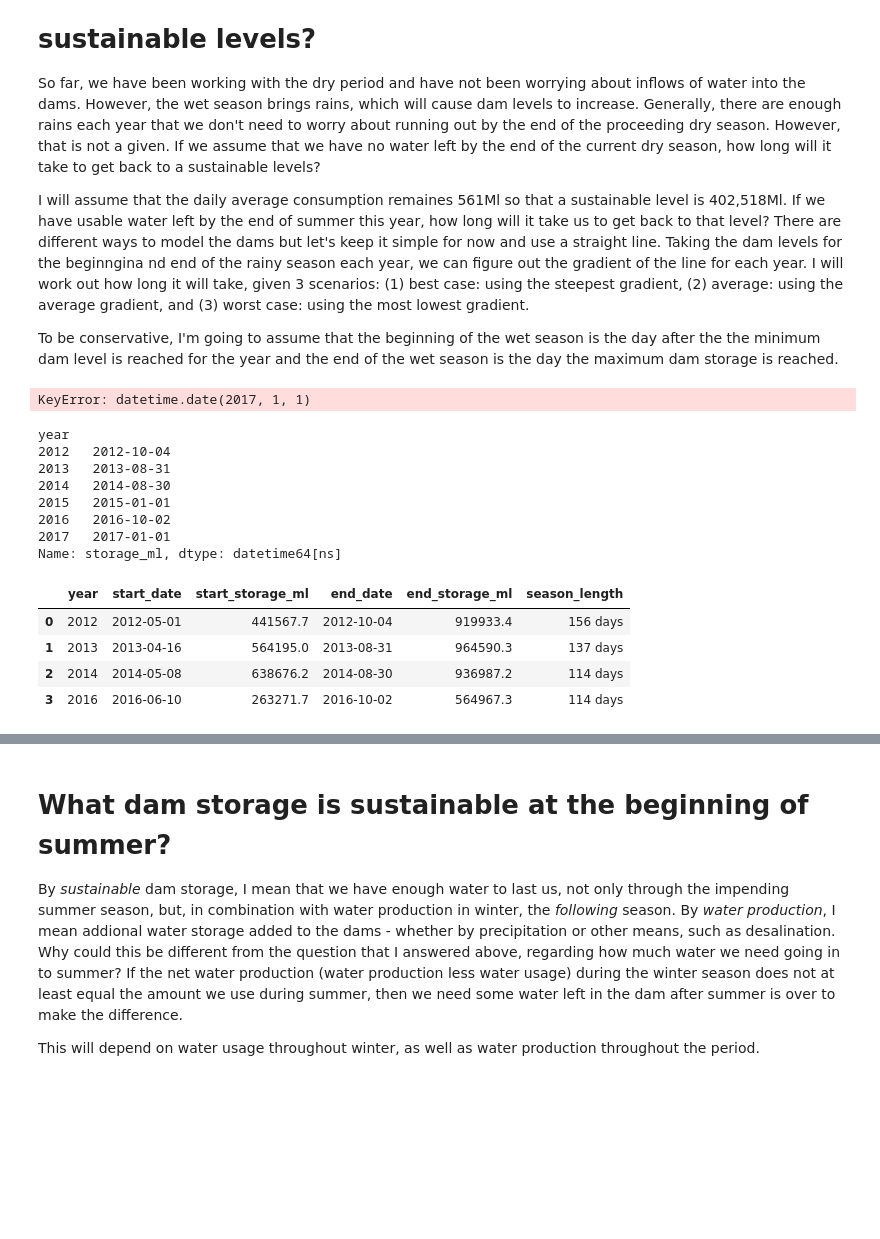
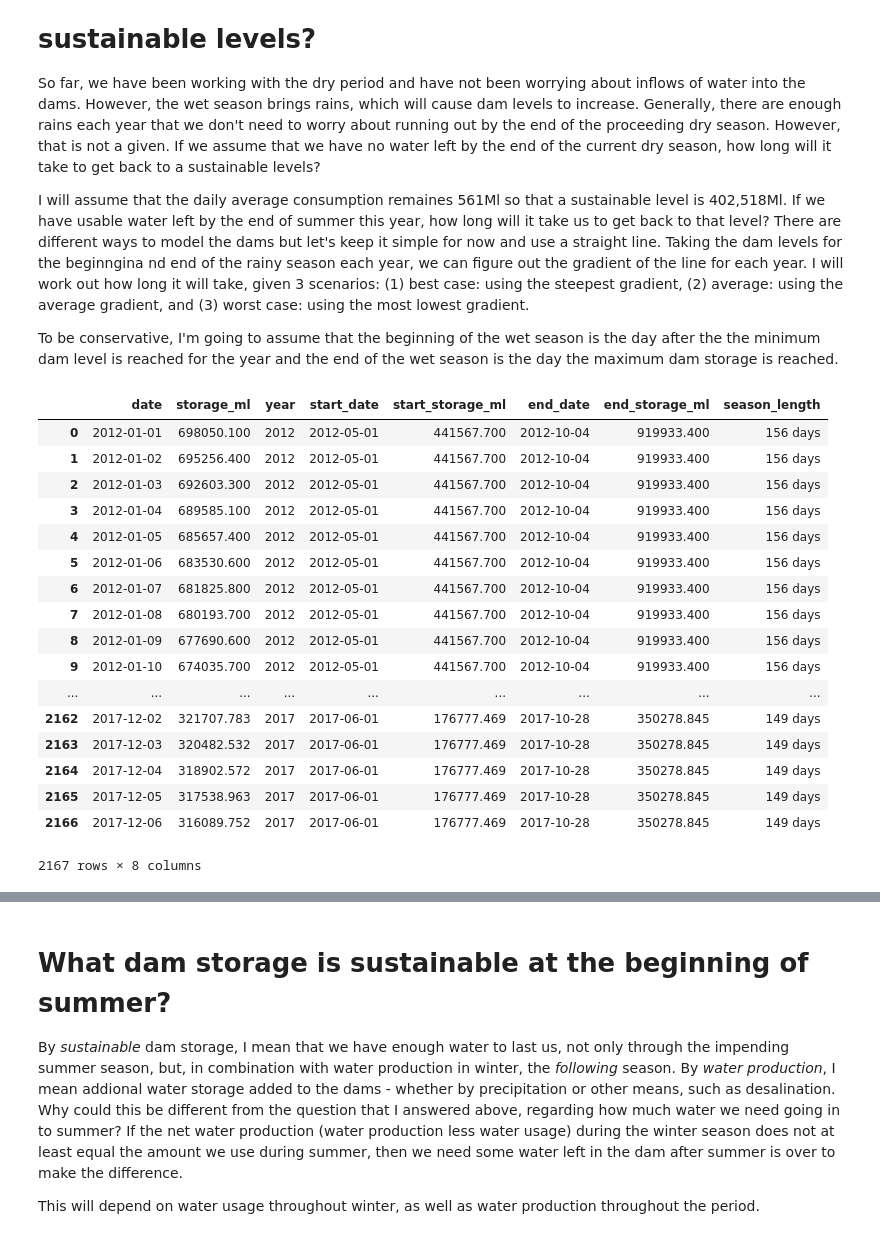
Before and after one commit to jbertscher/dam-levels, a Jupyter notebook: 1.0-dam-level-predictions.ipynb, the cells around one changed output, grey strips where cells are left out. Saved outputs shown, nothing was run; the diff lists cells and outputs as text; code cells hidden in the pictures; blank space fills up the shorter version.

```diff
--- a/1.0-dam-level-predictions.ipynb
+++ b/1.0-dam-level-predictions.ipynb
@@ -161,18 +157,3 @@ max_storage = max_storage.loc[max_storage['date'] >= max_storage['start_date']]
-# %%
-max_storage[datetime.date(year=2017, month=1, day=1)]
-# %% [output]
-KeyError: datetime.date(2017, 1, 1)
-# %%
-agg_storage_ml.groupby('year')['storage_ml'].idxmax()
-# %% [output]
-year
-2012   2012-10-04
-2013   2013-08-31
-2014   2014-08-30
-2015   2015-01-01
-2016   2016-10-02
-2017   2017-01-01
-Name: storage_ml, dtype: datetime64[ns]
 # %%
 min_storage = agg_storage_ml.loc[agg_storage_ml.groupby('year')['storage_ml'].idxmin(), ['year', 'storage_ml']]
 min_storage = min_storage.reset_index()[['year', 'date', 'storage_ml']]
@@ -193,11 +172,24 @@ max_storage = max_storage.rename(columns = {'date': 'end_date',
 wet_season = pd.merge(min_storage, max_storage, on = ['year'], copy = False)
 wet_season = wet_season.rename(columns = {'date': 'start_date'})
 wet_season['season_length'] = wet_season['end_date'] - wet_season['start_date']
-# %%
-wet_season
-# %% [output]
-|  | year | start_date | start_storage_ml | end_date | end_storage_ml | season_length |
-| 0 | 2012 | 2012-05-01 | 441567.7 | 2012-10-04 | 919933.4 | 156 days |
-| 1 | 2013 | 2013-04-16 | 564195.0 | 2013-08-31 | 964590.3 | 137 days |
-| 2 | 2014 | 2014-05-08 | 638676.2 | 2014-08-30 | 936987.2 | 114 days |
-| 3 | 2016 | 2016-06-10 | 263271.7 | 2016-10-02 | 564967.3 | 114 days |
+# %%
+wet_season_storage
+# %% [output]
+|  | date | storage_ml | year | start_date | start_storage_ml | end_date | end_storage_ml | season_length |
+| 0 | 2012-01-01 | 698050.100 | 2012 | 2012-05-01 | 441567.700 | 2012-10-04 | 919933.400 | 156 days |
+| 1 | 2012-01-02 | 695256.400 | 2012 | 2012-05-01 | 441567.700 | 2012-10-04 | 919933.400 | 156 days |
+| 2 | 2012-01-03 | 692603.300 | 2012 | 2012-05-01 | 441567.700 | 2012-10-04 | 919933.400 | 156 days |
+| 3 | 2012-01-04 | 689585.100 | 2012 | 2012-05-01 | 441567.700 | 2012-10-04 | 919933.400 | 156 days |
+| 4 | 2012-01-05 | 685657.400 | 2012 | 2012-05-01 | 441567.700 | 2012-10-04 | 919933.400 | 156 days |
+| 5 | 2012-01-06 | 683530.600 | 2012 | 2012-05-01 | 441567.700 | 2012-10-04 | 919933.400 | 156 days |
+| 6 | 2012-01-07 | 681825.800 | 2012 | 2012-05-01 | 441567.700 | 2012-10-04 | 919933.400 | 156 days |
+| 7 | 2012-01-08 | 680193.700 | 2012 | 2012-05-01 | 441567.700 | 2012-10-04 | 919933.400 | 156 days |
+| 8 | 2012-01-09 | 677690.600 | 2012 | 2012-05-01 | 441567.700 | 2012-10-04 | 919933.400 | 156 days |
+| 9 | 2012-01-10 | 674035.700 | 2012 | 2012-05-01 | 441567.700 | 2012-10-04 | 919933.400 | 156 days |
+| ... | ... | ... | ... | ... | ... | ... | ... | ... |
+| 2162 | 2017-12-02 | 321707.783 | 2017 | 2017-06-01 | 176777.469 | 2017-10-28 | 350278.845 | 149 days |
+| 2163 | 2017-12-03 | 320482.532 | 2017 | 2017-06-01 | 176777.469 | 2017-10-28 | 350278.845 | 149 days |
+| 2164 | 2017-12-04 | 318902.572 | 2017 | 2017-06-01 | 176777.469 | 2017-10-28 | 350278.845 | 149 days |
+| 2165 | 2017-12-05 | 317538.963 | 2017 | 2017-06-01 | 176777.469 | 2017-10-28 | 350278.845 | 149 days |
+| 2166 | 2017-12-06 | 316089.752 | 2017 | 2017-06-01 | 176777.469 | 2017-10-28 | 350278.845 | 149 days |
+2167 rows × 8 columns
```
Also changed, not shown: parts of 11 cells of this notebook, 1 other file.
